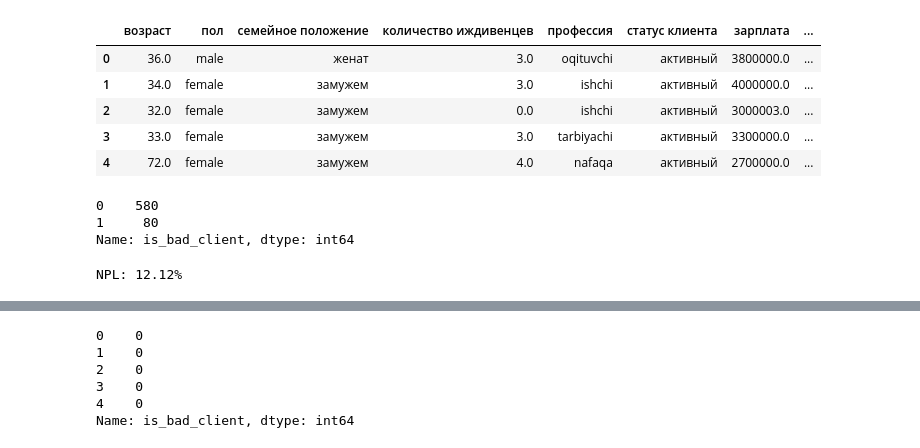
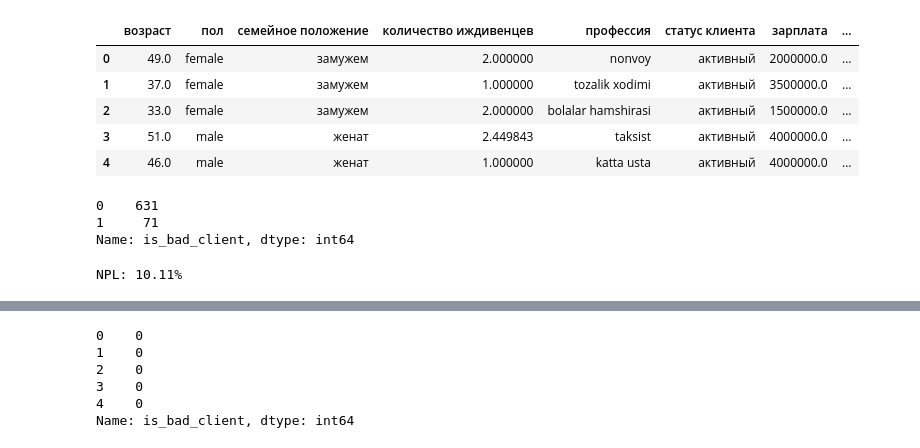
Before and after one commit to moliyai/moliyai-scoring-rnd, a Jupyter notebook: v3/source/RnD/test_toyona_rf_model.ipynb, the cells around one changed output, grey strips where cells are left out. Cells and saved outputs as stored; diff of their text form; code cells hidden in the pictures.

```diff
--- a/v3/source/RnD/test_toyona_rf_model.ipynb
+++ b/v3/source/RnD/test_toyona_rf_model.ipynb
@@ -12,21 +16,21 @@ from sklearn.metrics import classification_report, confusion_matrix, roc_auc_sco
 # %%
-df = pd.read_csv("../dataset/toyona_gold_cleaned.csv")
+df = pd.read_csv("../dataset/toyona_gold_cleaned_mulp_prod.csv")
 df.head()
 # %% [output]
 |  | возраст | пол | семейное положение | количество иждивенцев | профессия | статус клиента | зарплата | ... |
-| 0 | 36.0 | male | женат | 3.0 | oqituvchi | активный | 3800000.0 | ... |
-| 1 | 34.0 | female | замужем | 3.0 | ishchi | активный | 4000000.0 | ... |
-| 2 | 32.0 | female | замужем | 0.0 | ishchi | активный | 3000003.0 | ... |
-| 3 | 33.0 | female | замужем | 3.0 | tarbiyachi | активный | 3300000.0 | ... |
-| 4 | 72.0 | female | замужем | 4.0 | nafaqa | активный | 2700000.0 | ... |
+| 0 | 49.0 | female | замужем | 2.000000 | nonvoy | активный | 2000000.0 | ... |
+| 1 | 37.0 | female | замужем | 1.000000 | tozalik xodimi | активный | 3500000.0 | ... |
+| 2 | 33.0 | female | замужем | 2.000000 | bolalar hamshirasi | активный | 1500000.0 | ... |
+| 3 | 51.0 | male | женат | 2.449843 | taksist | активный | 4000000.0 | ... |
+| 4 | 46.0 | male | женат | 1.000000 | katta usta | активный | 4000000.0 | ... |
 # %%
 df['is_bad_client'].value_counts()
 # %% [output]
-0    580
-1     80
+0    631
+1     71
 Name: is_bad_client, dtype: int64
 # %%
 npl_ratio = df["is_bad_client"].mean() * 100
 print(f"NPL: {npl_ratio:.2f}%")
 # %% [output]
-NPL: 12.12%
+NPL: 10.11%
```
Also changed, not shown: parts of 24 cells of this notebook, 10 other files.
